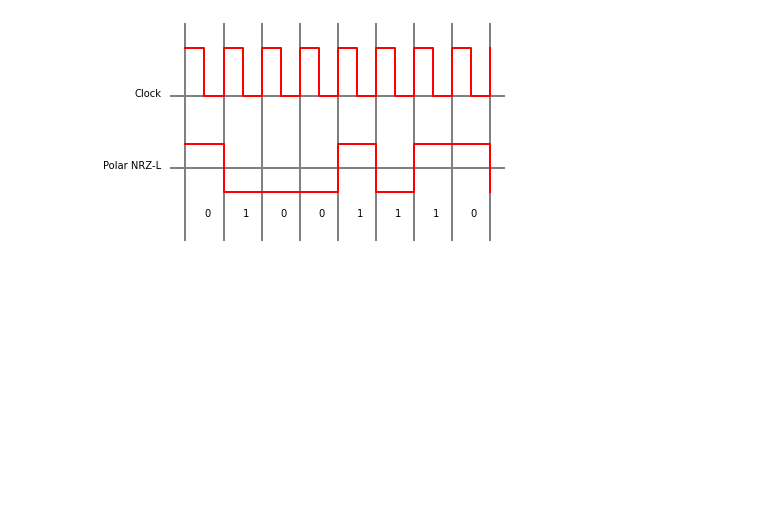
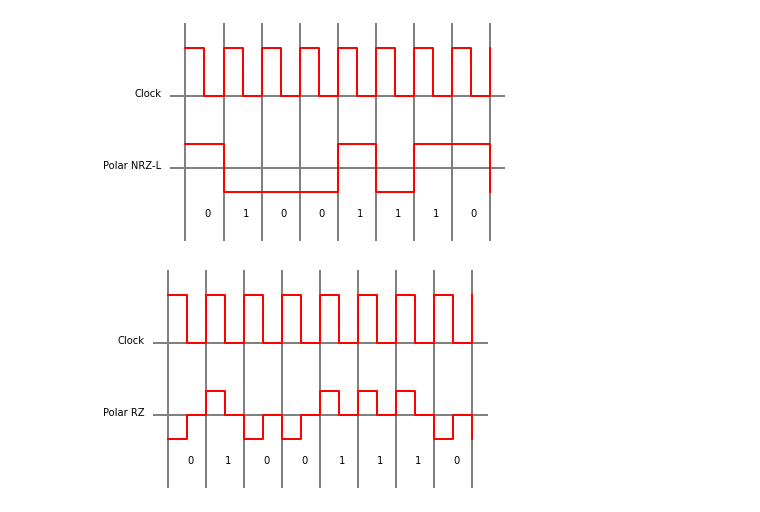
Before and after one commit to RapidCompiler/pydigital, a Jupyter notebook: linecoding.ipynb, the cells around one changed output. Cells and saved outputs as stored; diff of their text form; code cells hidden in the pictures; blank space fills up the shorter version.

```diff
--- a/linecoding.ipynb
+++ b/linecoding.ipynb
@@ -211,3 +207,39 @@ def polar_nrzi(code):
 polar_nrzi('01001110')
 # %% [output]
 [figure]
+# %%
+def polar_rz(code):
+    bits=[]
+    for i in code:
+        q=int(i)
+        bits.append(q)
+    data=[]
+    for i in bits:
+        data.append(i)
+        l=0.5
+        data.append(l)
+    data=np.insert(data,len(data),0)
+    clock = 1 - np.arange(len(data)) % 2
+    t = 0.5 * np.arange(len(data))
+
+    for p in range(len(bits)+1):
+        plt.axvline(p, color='.5', linewidth=2)
+    for p in [0.5,2]:
+        plt.axhline(p, color='.5', linewidth=2)
+    plt.step(t, clock + 2, 'r', linewidth = 2, where='post')
+    plt.step(t, data, 'r', linewidth = 2, where='post')
+    plt.ylim([-1,3.5])
+
+    for tbit, bit in enumerate(bits):
+        plt.text(tbit + 0.5, -0.5, str(bit))
+
+    plt.text((-len(bits))/6,2,'Clock')
+    plt.text((-len(bits))/4.7,0.5,'Polar RZ')
+
+
+    plt.gca().axis('off')
+    plt.show()
+# %%
+polar_rz('01001110')
+# %% [output]
+[figure, added]
```
Also changed, not shown: parts of 18 cells of this notebook.
